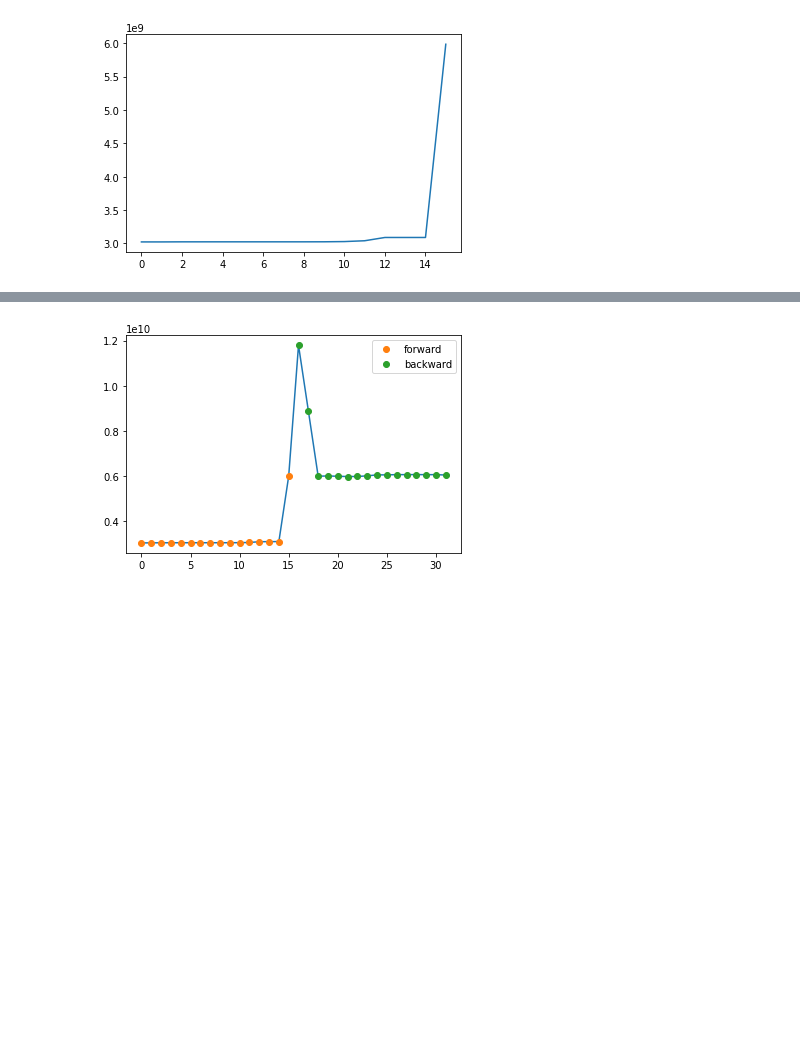
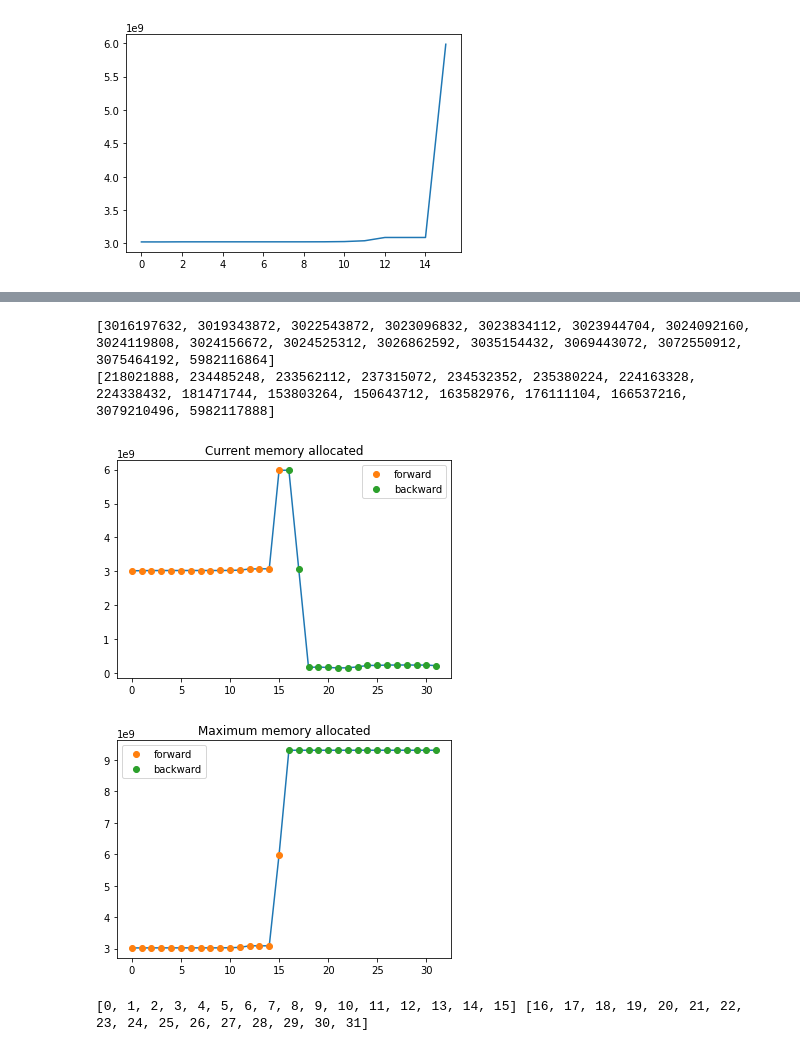
Before and after one commit to Myyyr/memory, a Jupyter notebook: callback.ipynb, the cells around one changed output, grey strips where cells are left out. Saved outputs shown, nothing was run; the diff lists cells and outputs as text; code cells hidden in the pictures; blank space fills up the shorter version.

```diff
--- a/callback.ipynb
+++ b/callback.ipynb
@@ -90,9 +90,29 @@ plt.show()
+# %%
+print(f_cur[-1])
+print(b_cur)
+# %% [output]
+[3016197632, 3019343872, 3022543872, 3023096832, 3023834112, 3023944704, 3024092160, 3024119808, 3024156672, 3024525312, 3026862592, 3035154432, 3069443072, 3072550912, 3075464192, 5982116864]
+[218021888, 234485248, 233562112, 237315072, 234532352, 235380224, 224163328, 224338432, 181471744, 153803264, 150643712, 163582976, 176111104, 166537216, 3079210496, 5982117888]
 # %%
 x1, x2 = list(range(len(f_cur))), list(range(len(f_cur),len(f_cur)+len(b_cur)))
 plt.plot(x1+x2,f_cur + list(reversed(b_cur)))
 plt.plot(x1,f_cur, 'o', label = 'forward')
 plt.plot(x2,list(reversed(b_cur)), 'o', label = 'backward')
 plt.legend()
+plt.title('Current memory allocated')
 plt.show()
+
+
+plt.plot(x1+x2,f_max + list(reversed(b_max)))
+plt.plot(x1,f_max, 'o', label = 'forward')
+plt.plot(x2,list(reversed(b_max)), 'o', label = 'backward')
+plt.legend()
+plt.title('Maximum memory allocated')
+plt.show()
 # %% [output]
-[figure, old version]
+[figure, new version]
+[figure, added]
+# %%
+print(x1 , x2)
+# %% [output]
+[0, 1, 2, 3, 4, 5, 6, 7, 8, 9, 10, 11, 12, 13, 14, 15] [16, 17, 18, 19, 20, 21, 22, 23, 24, 25, 26, 27, 28, 29, 30, 31]
```
Also changed, not shown: parts of 3 cells of this notebook, 2 other files.
